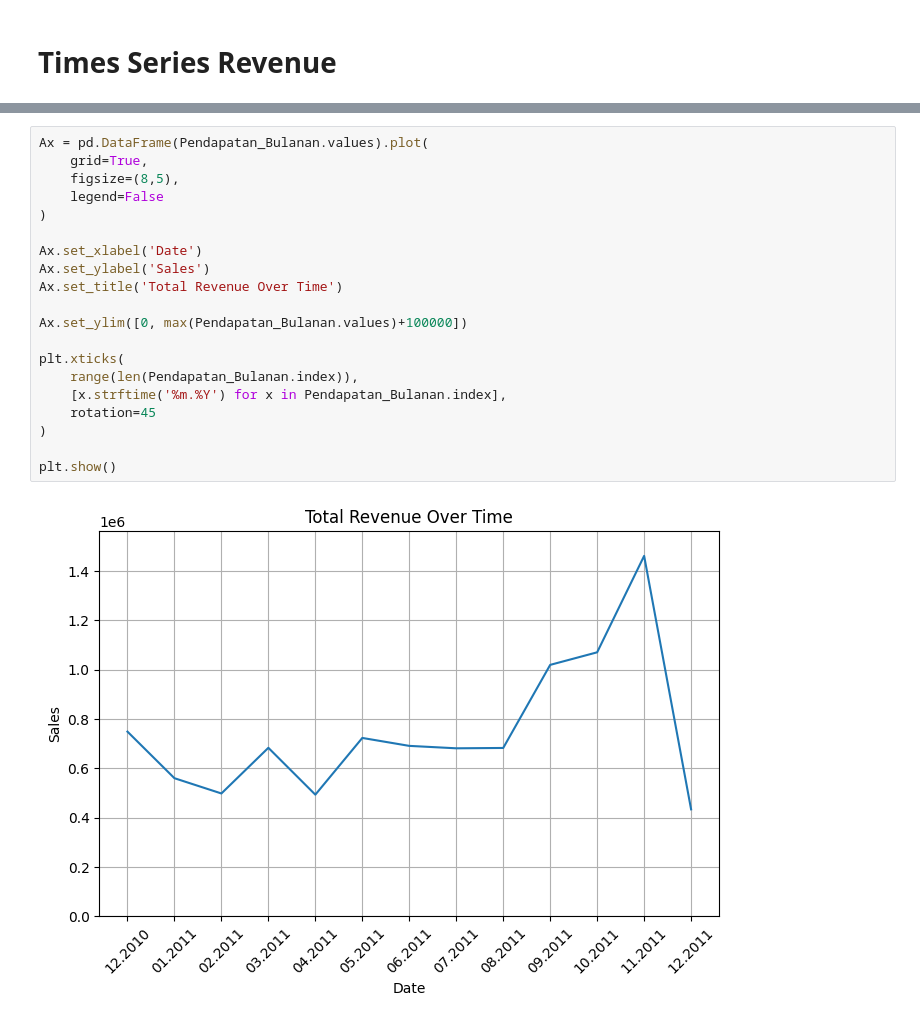
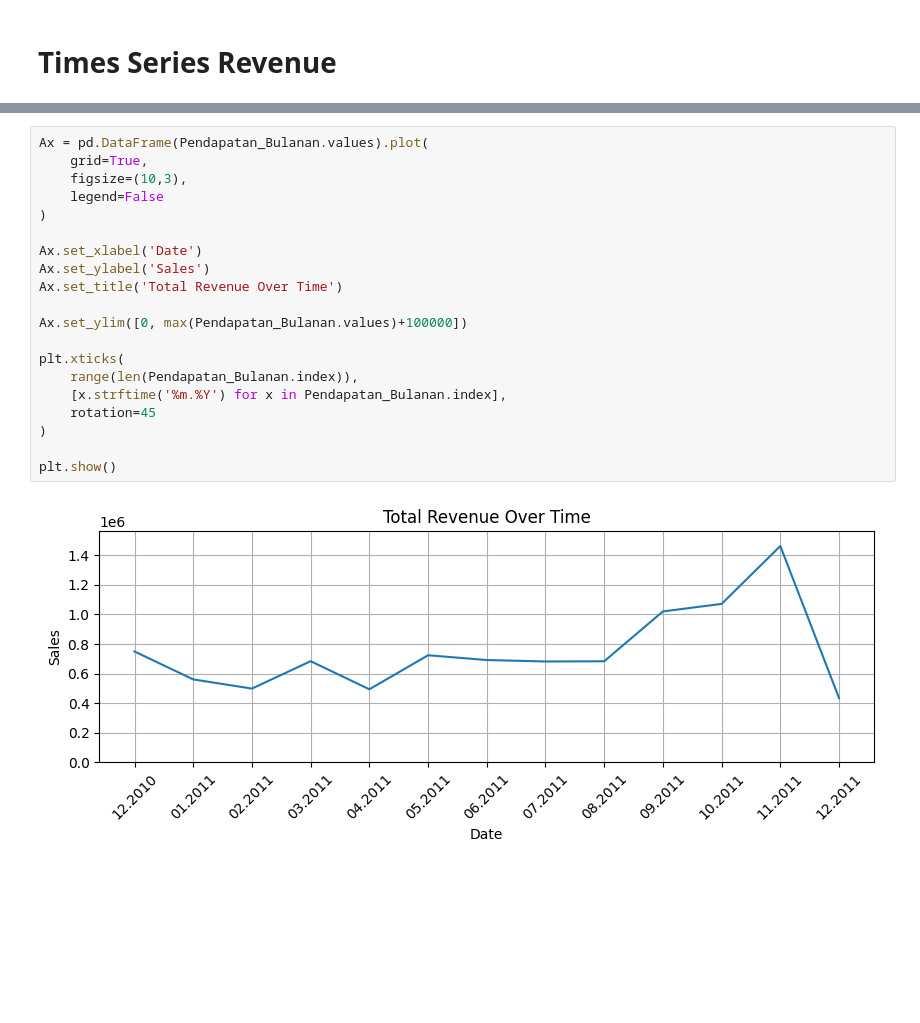
Before and after one commit to Mr-Ug/Learn-Data-Science, a Jupyter notebook: Data Science/Project Latihan 1/Project_Latihan_1.ipynb, the cells around one changed output, grey strips where cells are left out. Drawn from its saved outputs; the diff is of its cells as text; blank space fills up the shorter version.

```diff
--- a/Data Science/Project Latihan 1/Project_Latihan_1.ipynb
+++ b/Data Science/Project Latihan 1/Project_Latihan_1.ipynb
@@ -165,22 +174,22 @@ Freq: M, Name: Sales, dtype: float64
 # %%
 Ax = pd.DataFrame(Pendapatan_Bulanan.values).plot(
     grid=True,
-    figsize=(8,5),
+    figsize=(10,3),
     legend=False
 )
 
 Ax.set_xlabel('Date')
 Ax.set_ylabel('Sales')
 Ax.set_title('Total Revenue Over Time')
 
 Ax.set_ylim([0, max(Pendapatan_Bulanan.values)+100000])
 
 plt.xticks(
     range(len(Pendapatan_Bulanan.index)),
     [x.strftime('%m.%Y') for x in Pendapatan_Bulanan.index],
     rotation=45
 )
 
 plt.show()
 # %% [output]
-[figure, old version]
+[figure, new version]
```
Also changed, not shown: parts of 14 cells of this notebook.
